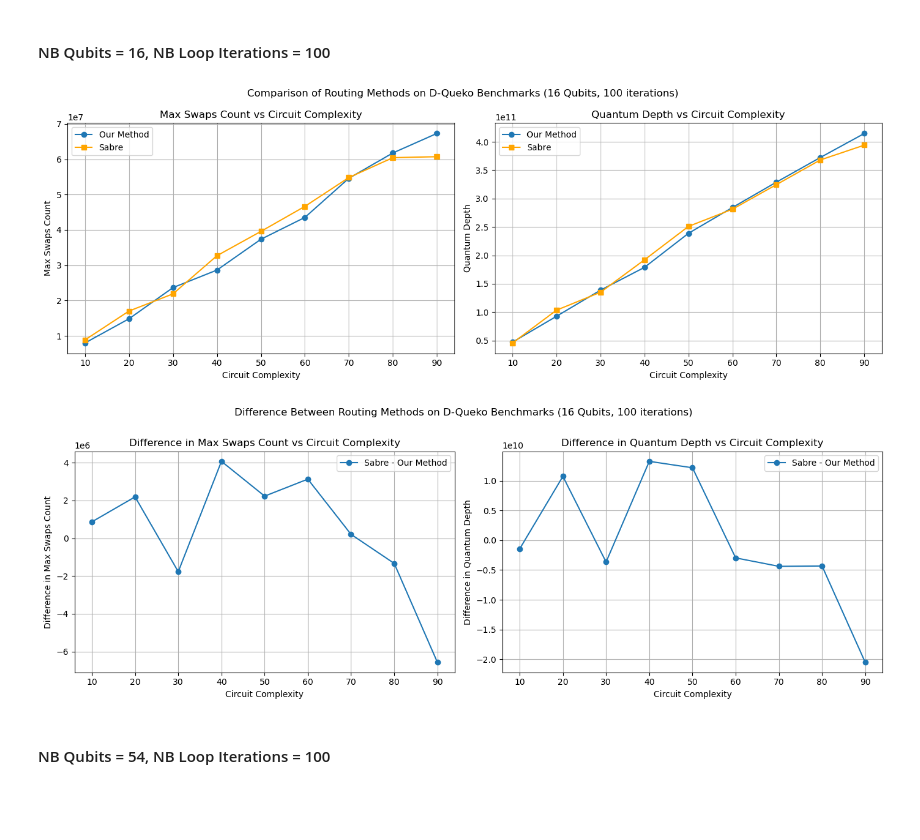
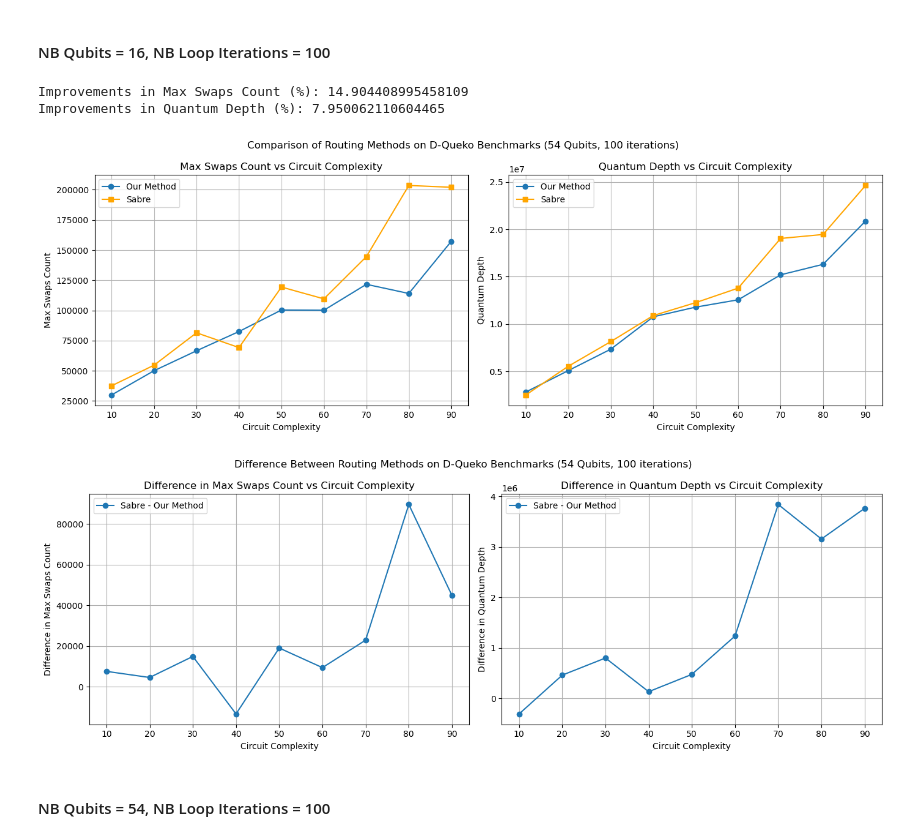
Before and after one commit to Modern-Compilers-Lab/Quantum-Compiler, a Jupyter notebook: dynamic-qlosure/plot.ipynb, the cells around one changed output. Drawn from its saved outputs; the diff is of its cells as text; code cells hidden in the pictures; blank space fills up the shorter version.

```diff
--- a/dynamic-qlosure/plot.ipynb
+++ b/dynamic-qlosure/plot.ipynb
@@ -113,6 +113,23 @@ def plot_routing_comparison(nb_qubits, nb_loop_iterations, use_log_scale=False):
     avg_swaps_sabre = [np.mean(leaf_depth_groups_sabre[ld]['swaps']) for ld in leaf_depths_sorted_sabre]
     avg_depths_sabre = [np.mean(leaf_depth_groups_sabre[ld]['depths']) for ld in leaf_depths_sorted_sabre]
 
+    # compute improvements
+    improvements_swaps = []
+    improvements_depths = []
+    for ld in leaf_depths_sorted:
+        if ld in leaf_depth_groups_sabre:
+            our_avg_swaps = np.mean(leaf_depth_groups[ld]['swaps'])
+            sabre_avg_swaps = np.mean(leaf_depth_groups_sabre[ld]['swaps'])
+            improvement_swaps = ((sabre_avg_swaps - our_avg_swaps) / sabre_avg_swaps * 100) if sabre_avg_swaps != 0 else 0
+            improvements_swaps.append(improvement_swaps)
+
+            our_avg_depth = np.mean(leaf_depth_groups[ld]['depths'])
+            sabre_avg_depth = np.mean(leaf_depth_groups_sabre[ld]['depths'])
+            improvement_depth = ((sabre_avg_depth - our_avg_depth) / sabre_avg_depth * 100) if sabre_avg_depth != 0 else 0
+            improvements_depths.append(improvement_depth)
+    print("Improvements in Max Swaps Count (%):", np.mean(improvements_swaps))
+    print("Improvements in Quantum Depth (%):", np.mean(improvements_depths))
+
     # Plot the results
     fig, (ax1, ax2) = plt.subplots(1, 2, figsize=(14, 5))
 
@@ -164,7 +181,9 @@ def plot_routing_comparison(nb_qubits, nb_loop_iterations, use_log_scale=False):
 # %% [markdown]
 #### NB Qubits = 16, NB Loop Iterations = 100
 # %%
-plot_routing_comparison(nb_qubits=16, nb_loop_iterations=100)
+plot_routing_comparison(nb_qubits=54, nb_loop_iterations=100)
 # %% [output]
+Improvements in Max Swaps Count (%): 14.904408995458109
+Improvements in Quantum Depth (%): 7.950062110604465
-[figure, old version]
+[figure, new version]
-[figure, old version]
+[figure, new version]
```
Also changed, not shown: parts of 3 cells of this notebook, 25 other files.
